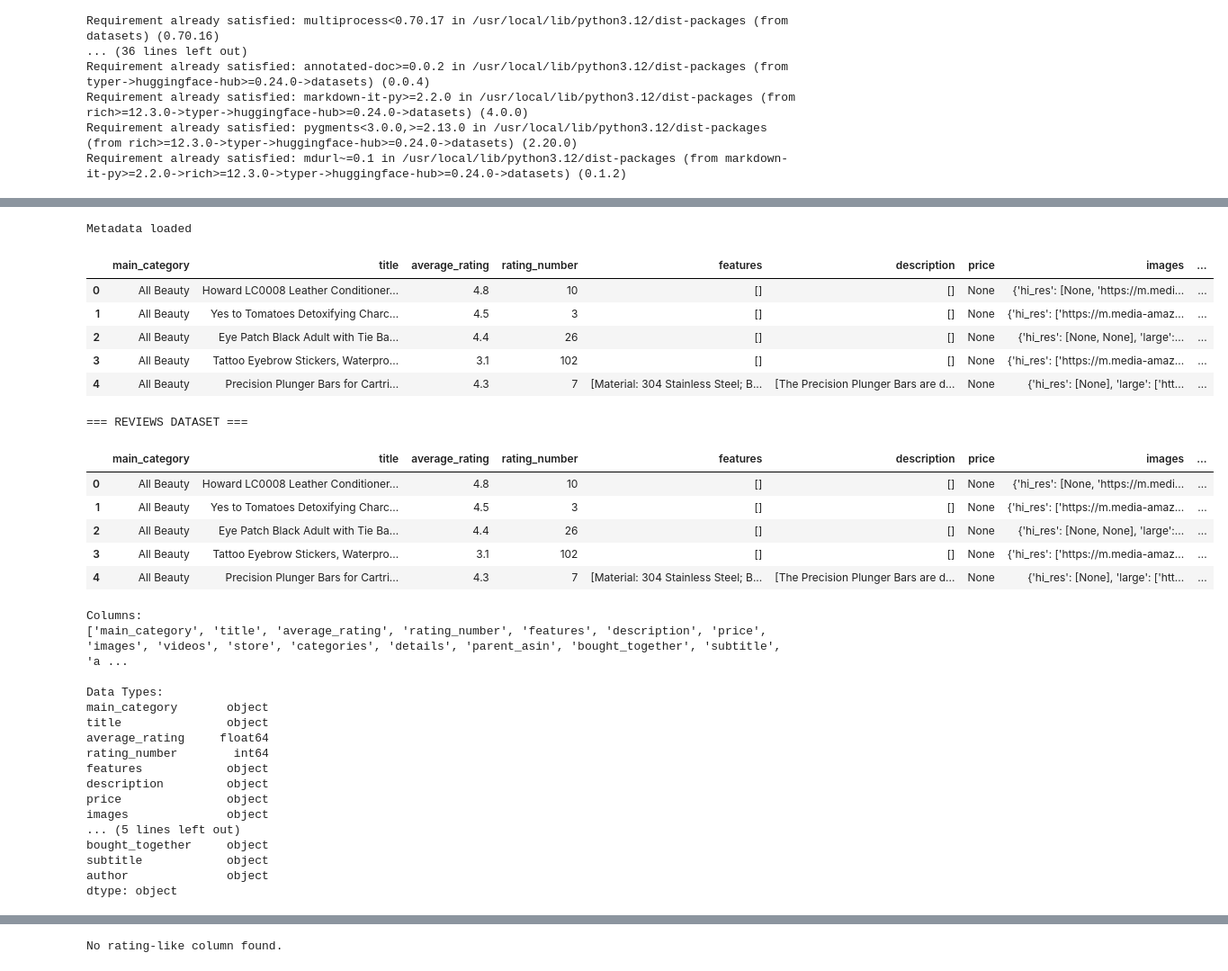
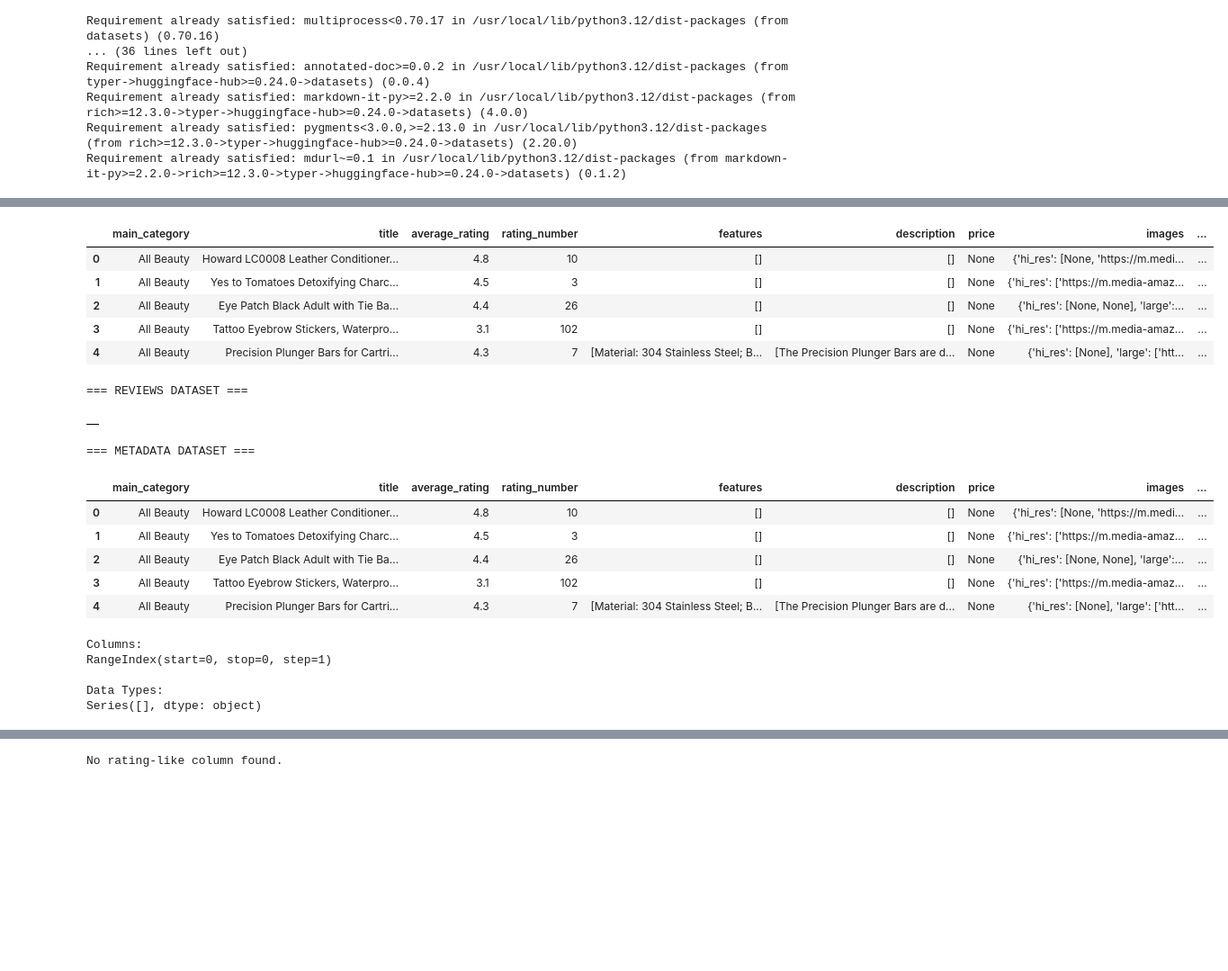
Before and after one commit to davontaew04-a11y/tensorflow, a Jupyter notebook: Davontae Williams project.ipynb, the cells around one changed output, grey strips where cells are left out. Shown at 90% size. Cells and saved outputs as stored; diff of their text form; code cells hidden in the pictures; blank space fills up the shorter version.

```diff
--- a/Davontae Williams project.ipynb
+++ b/Davontae Williams project.ipynb
@@ -140,26 +101,30 @@ reviews_df.head(Items_To_Print)
 | 8 | All Beauty | Gold extatic Musk EDT 90ml | 3.7 | 2 | [Extatic Balmain Gold Musk By Bal... | [Edt spray 3 oz design house: bal... | 86.95 | {'hi_res': ['https://m.media-amaz... | ... |
 | 9 | All Beauty | 4 Pieces Satin Bonnet Adjustable ... | 4.3 | 66 | [] | [] | None | {'hi_res': ['https://m.media-amaz... | ... |
 # %%
-# =========================================================
-# (3.1) LOAD METADATA DATASET
-# =========================================================
-
 from datasets import load_dataset
 import pandas as pd
 
+metadata_limit = 100
+
 metadata_dataset = load_dataset(
     "parquet",
-    data_files="hf://datasets/McAuley-Lab/Amazon-Reviews-2023/raw_meta_All_Beauty/*.parquet",
-    split="train[:100]"
-)
+    data_files={
+        "train": "https://huggingface.co/datasets/McAuley-Lab/Amazon-Reviews-2023/resolve/main/raw_meta_All_Beauty/*.parquet"
+    },
+    streaming=True
+)["train"]
 
-item_metadata_df = pd.DataFrame(metadata_dataset)
-metadata_df = item_metadata_df
+metadata = []
 
-print("Metadata loaded")
-metadata_df.head()
+for i, item in enumerate(metadata_dataset):
+    if i >= metadata_limit:
+        break
+    metadata.append(item)
+
+item_metadata_df = pd.DataFrame(metadata)
+
+item_metadata_df.head()
 # %% [output]
-Metadata loaded
 |  | main_category | title | average_rating | rating_number | features | description | price | images | ... |
 | 0 | All Beauty | Howard LC0008 Leather Conditioner... | 4.8 | 10 | [] | [] | None | {'hi_res': [None, 'https://m.medi... | ... |
 | 1 | All Beauty | Yes to Tomatoes Detoxifying Charc... | 4.5 | 3 | [] | [] | None | {'hi_res': ['https://m.media-amaz... | ... |
@@ -167,40 +132,28 @@ Metadata loaded
 | 3 | All Beauty | Tattoo Eyebrow Stickers, Waterpro... | 3.1 | 102 | [] | [] | None | {'hi_res': ['https://m.media-amaz... | ... |
 | 4 | All Beauty | Precision Plunger Bars for Cartri... | 4.3 | 7 | [Material: 304 Stainless Steel; B... | [The Precision Plunger Bars are d... | None | {'hi_res': [None], 'large': ['htt... | ... |
 # %%
-# =========================================================
-# 3.2 REVIEWS DATASET ANALYSIS
-# =========================================================
-
 print("=== REVIEWS DATASET ===")
 display(reviews_df.head())
+print("=== METADATA DATASET ===")
+display(item_metadata_df.head())
 
 print("\nColumns:")
-print(reviews_df.columns.tolist())
+print(reviews_df.columns)
 
 print("\nData Types:")
 print(reviews_df.dtypes)
 # %% [output]
 === REVIEWS DATASET ===
-|  | main_category | title | average_rating | rating_number | features | description | price | images | ... |
-| 0 | All Beauty | Howard LC0008 Leather Conditioner... | 4.8 | 10 | [] | [] | None | {'hi_res': [None, 'https://m.medi... | ... |
-| 1 | All Beauty | Yes to Tomatoes Detoxifying Charc... | 4.5 | 3 | [] | [] | None | {'hi_res': ['https://m.media-amaz... | ... |
-| 2 | All Beauty | Eye Patch Black Adult with Tie Ba... | 4.4 | 26 | [] | [] | None | {'hi_res': [None, None], 'large':... | ... |
-| 3 | All Beauty | Tattoo Eyebrow Stickers, Waterpro... | 3.1 | 102 | [] | [] | None | {'hi_res': ['https://m.media-amaz... | ... |
-| 4 | All Beauty | Precision Plunger Bars for Cartri... | 4.3 | 7 | [Material: 304 Stainless Steel; B... | [The Precision Plunger Bars are d... | None | {'hi_res': [None], 'large': ['htt... | ... |
+|  |
-Columns:
-['main_category', 'title', 'average_rating', 'rating_number', 'features', 'description', 'price', 'images', 'videos', 'store', 'categories', 'details', 'parent_asin', 'bought_together', 'subtitle', 'a ...
-
-Data Types:
-main_category       object
-title               object
-average_rating     float64
-rating_number        int64
-features            object
-description         object
-price               object
-images              object
-... (5 lines left out)
-bought_together     object
-subtitle            object
-author              object
-dtype: object
+=== METADATA DATASET ===
+|  | main_category | title | average_rating | rating_number | features | description | price | images | ... |
+| 0 | All Beauty | Howard LC0008 Leather Conditioner... | 4.8 | 10 | [] | [] | None | {'hi_res': [None, 'https://m.medi... | ... |
+| 1 | All Beauty | Yes to Tomatoes Detoxifying Charc... | 4.5 | 3 | [] | [] | None | {'hi_res': ['https://m.media-amaz... | ... |
+| 2 | All Beauty | Eye Patch Black Adult with Tie Ba... | 4.4 | 26 | [] | [] | None | {'hi_res': [None, None], 'large':... | ... |
+| 3 | All Beauty | Tattoo Eyebrow Stickers, Waterpro... | 3.1 | 102 | [] | [] | None | {'hi_res': ['https://m.media-amaz... | ... |
+| 4 | All Beauty | Precision Plunger Bars for Cartri... | 4.3 | 7 | [Material: 304 Stainless Steel; B... | [The Precision Plunger Bars are d... | None | {'hi_res': [None], 'large': ['htt... | ... |
+Columns:
+RangeIndex(start=0, stop=0, step=1)
+
+Data Types:
+Series([], dtype: object)
```
Also changed, not shown: parts of 11 cells of this notebook.
